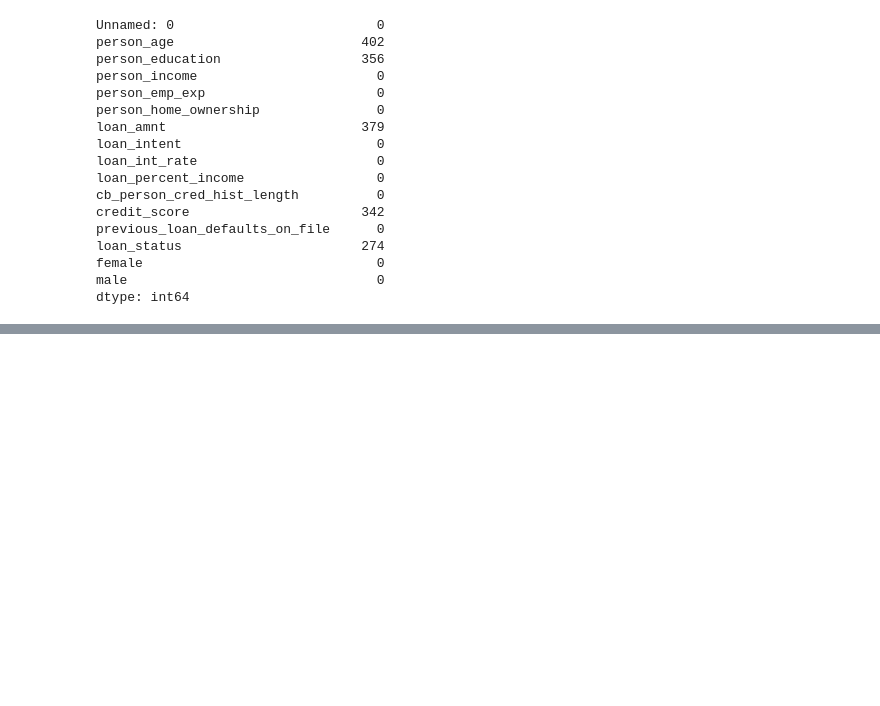
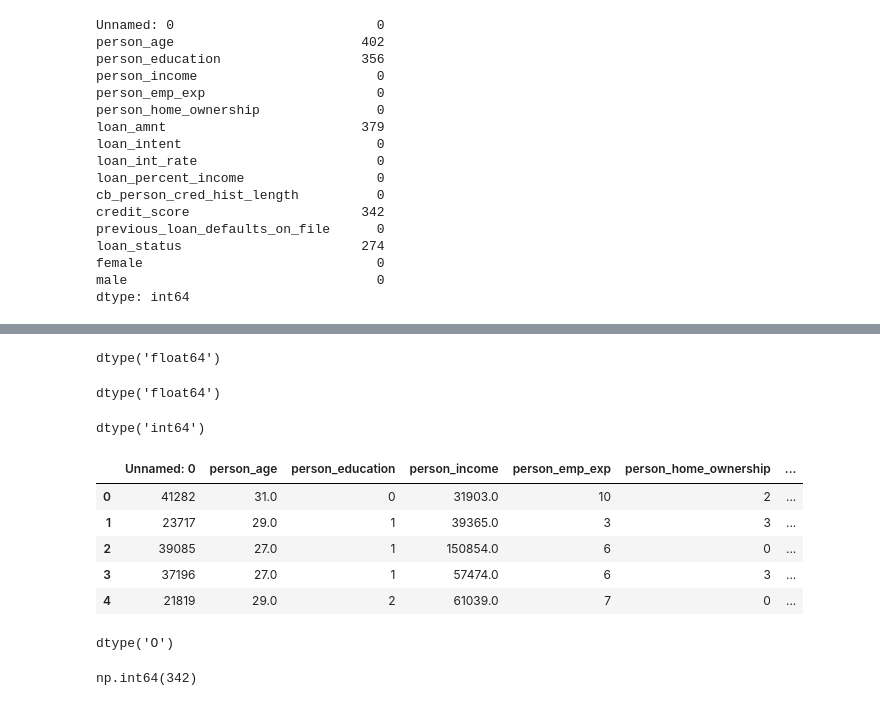
Before and after one commit to Dimitar-04/DS-Labs, a Jupyter notebook: lab_ex_2_231017/lab2_dop_vtornik.ipynb, the cells around one changed output, grey strips where cells are left out. Cells and saved outputs as stored; diff of their text form; code cells hidden in the pictures; blank space fills up the shorter version.

```diff
--- a/lab_ex_2_231017/lab2_dop_vtornik.ipynb
+++ b/lab_ex_2_231017/lab2_dop_vtornik.ipynb
@@ -106,0 +160,34 @@ dtype: int64
+# %%
+df['person_income'].dtype
+# %% [output]
+dtype('float64')
+# %%
+df['person_age'].dtype
+# %% [output]
+dtype('float64')
+# %%
+df['person_education'].dtype
+# %% [output]
+dtype('int64')
+# %%
+#You should only use LabelEncoder to encode your target variable (y)—that is, the column you are trying to predict.
+
+# For example, if you are predicting a target y that has values ['Cat', 'Dog', 'Cat'], LabelEncoder will correctly turn it into [0, 1, 0]. This is fine because it's the final answer, and the model isn't trying to find a mathematical relationship between the numbers.
+#One hot is better here
+
+label_encoder=LabelEncoder()
+encoded_owners=label_encoder.fit_transform(df['person_home_ownership'])
+df["person_home_ownership"] = encoded_owners.astype(int).flatten()
+# %%
+df.head()
+# %% [output]
+|  | Unnamed: 0 | person_age | person_education | person_income | person_emp_exp | person_home_ownership | ... |
+| 0 | 41282 | 31.0 | 0 | 31903.0 | 10 | 2 | ... |
+| 1 | 23717 | 29.0 | 1 | 39365.0 | 3 | 3 | ... |
+| 2 | 39085 | 27.0 | 1 | 150854.0 | 6 | 0 | ... |
+| 3 | 37196 | 27.0 | 1 | 57474.0 | 6 | 3 | ... |
+| 4 | 21819 | 29.0 | 2 | 61039.0 | 7 | 0 | ... |
+# %%
+df['loan_intent'].dtype
+# %% [output]
+dtype('O')
@@ -106,0 +198,4 @@ dtype: int64
+# %%
+df['credit_score'].isna().sum()
+# %% [output]
+np.int64(342)
```
Also changed, not shown: parts of 24 cells of this notebook.
